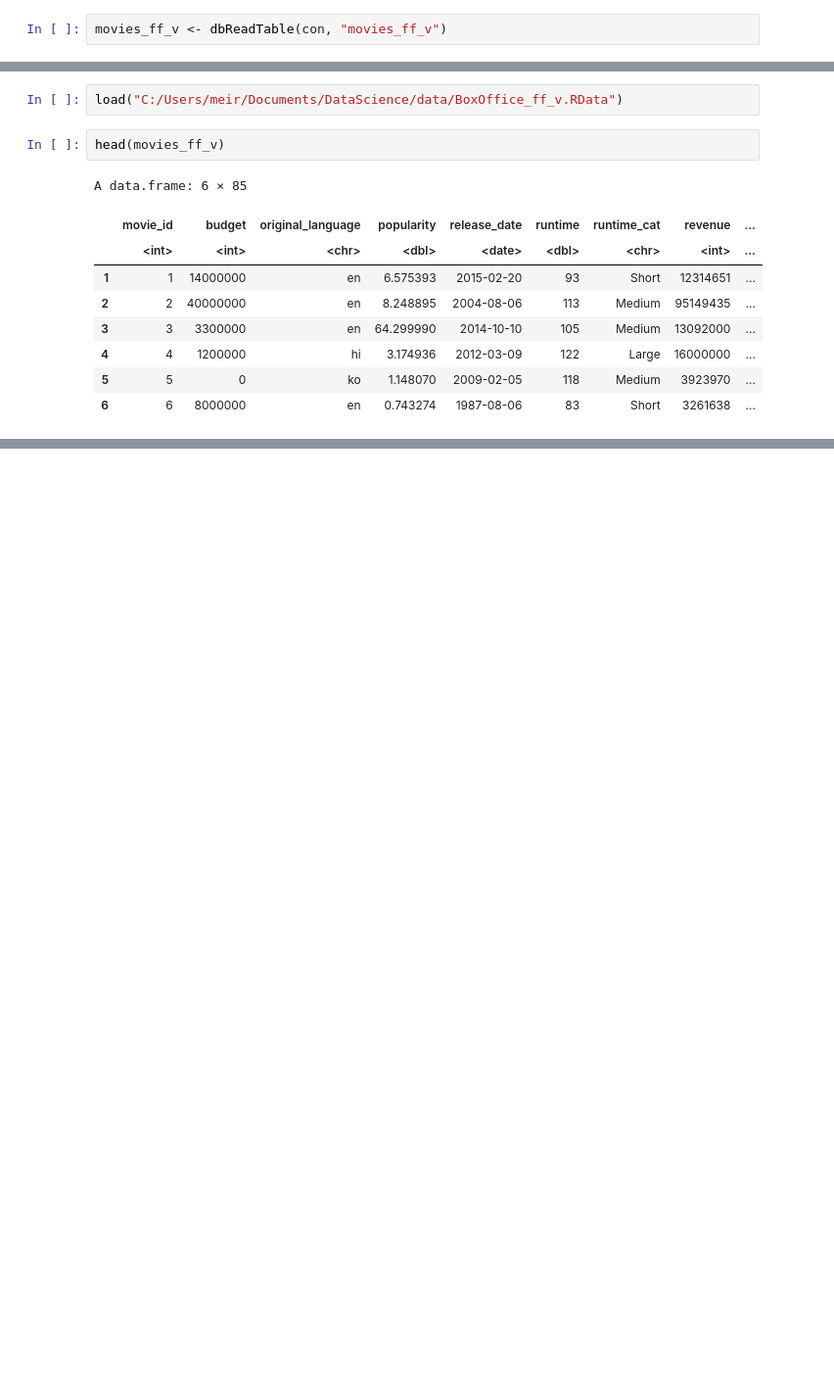
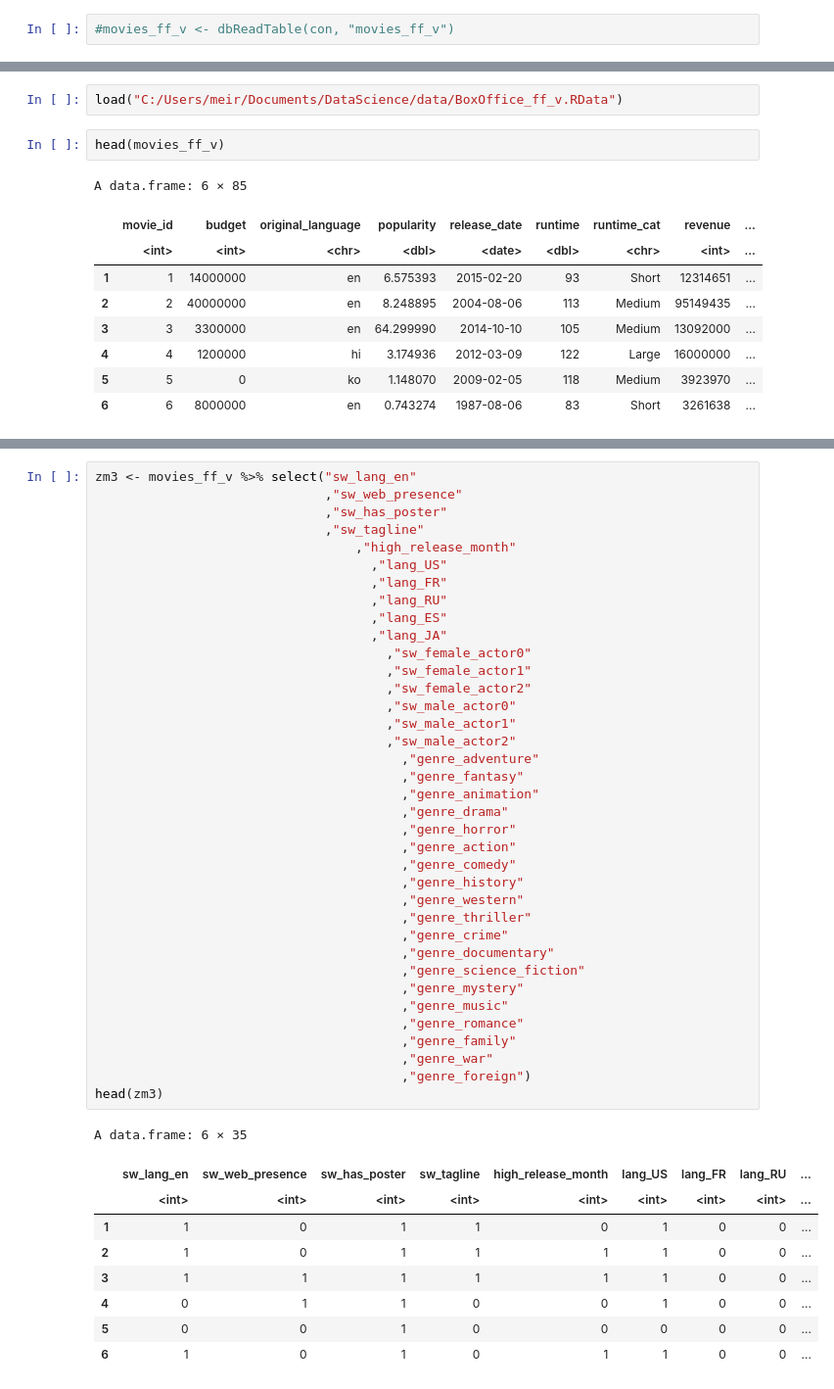
Before and after one commit to mouhadeb/DataScience, a Jupyter notebook: stats/Home Exercise 4.ipynb, the cells around one changed output, grey strips where cells are left out. Shown at 98% size. Saved outputs shown, nothing was run; the diff lists cells and outputs as text; blank space fills up the shorter version.

```diff
--- a/stats/Home Exercise 4.ipynb
+++ b/stats/Home Exercise 4.ipynb
@@ -8,3 +20,3 @@ con <- dbConnect(odbc::odbc(), DSN="BoxOffice;Trusted_Connection=yes;")
 # %%
-movies_ff_v <- dbReadTable(con, "movies_ff_v")
+#movies_ff_v <- dbReadTable(con, "movies_ff_v")
 # %%
@@ -25,0 +72,47 @@ A data.frame: 6 × 85
+# %%
+zm3 <- movies_ff_v %>% select("sw_lang_en"
+                              ,"sw_web_presence"
+                              ,"sw_has_poster"
+                              ,"sw_tagline"
+                                  ,"high_release_month"
+                                    ,"lang_US"
+                                    ,"lang_FR"
+                                    ,"lang_RU"
+                                    ,"lang_ES"
+                                    ,"lang_JA"
+                                      ,"sw_female_actor0"
+                                      ,"sw_female_actor1"
+                                      ,"sw_female_actor2"
+                                      ,"sw_male_actor0"
+                                      ,"sw_male_actor1"
+                                      ,"sw_male_actor2"
+                                        ,"genre_adventure"
+                                        ,"genre_fantasy"
+                                        ,"genre_animation"
+                                        ,"genre_drama"
+                                        ,"genre_horror"
+                                        ,"genre_action"
+                                        ,"genre_comedy"
+                                        ,"genre_history"
+                                        ,"genre_western"
+                                        ,"genre_thriller"
+                                        ,"genre_crime"
+                                        ,"genre_documentary"
+                                        ,"genre_science_fiction"
+                                        ,"genre_mystery"
+                                        ,"genre_music"
+                                        ,"genre_romance"
+                                        ,"genre_family"
+                                        ,"genre_war"
+                                        ,"genre_foreign")
+head(zm3)
+# %% [output]
+A data.frame: 6 × 35
+|  | sw_lang_en | sw_web_presence | sw_has_poster | sw_tagline | high_release_month | lang_US | lang_FR | lang_RU | ... |
+|  | <int> | <int> | <int> | <int> | <int> | <int> | <int> | <int> | ... |
+| 1 | 1 | 0 | 1 | 1 | 0 | 1 | 0 | 0 | ... |
+| 2 | 1 | 0 | 1 | 1 | 1 | 1 | 0 | 0 | ... |
+| 3 | 1 | 1 | 1 | 1 | 1 | 1 | 0 | 0 | ... |
+| 4 | 0 | 1 | 1 | 0 | 0 | 1 | 0 | 0 | ... |
+| 5 | 0 | 0 | 1 | 0 | 0 | 0 | 0 | 0 | ... |
+| 6 | 1 | 0 | 1 | 0 | 1 | 1 | 0 | 0 | ... |
```
Also changed, not shown: parts of 9 cells of this notebook, 1 other file.
